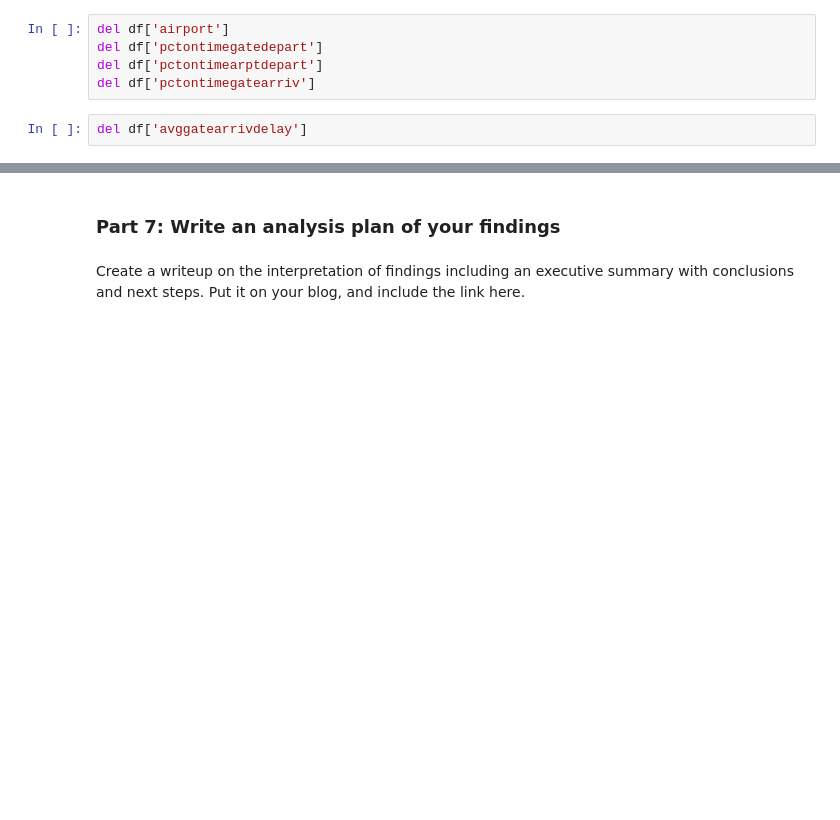
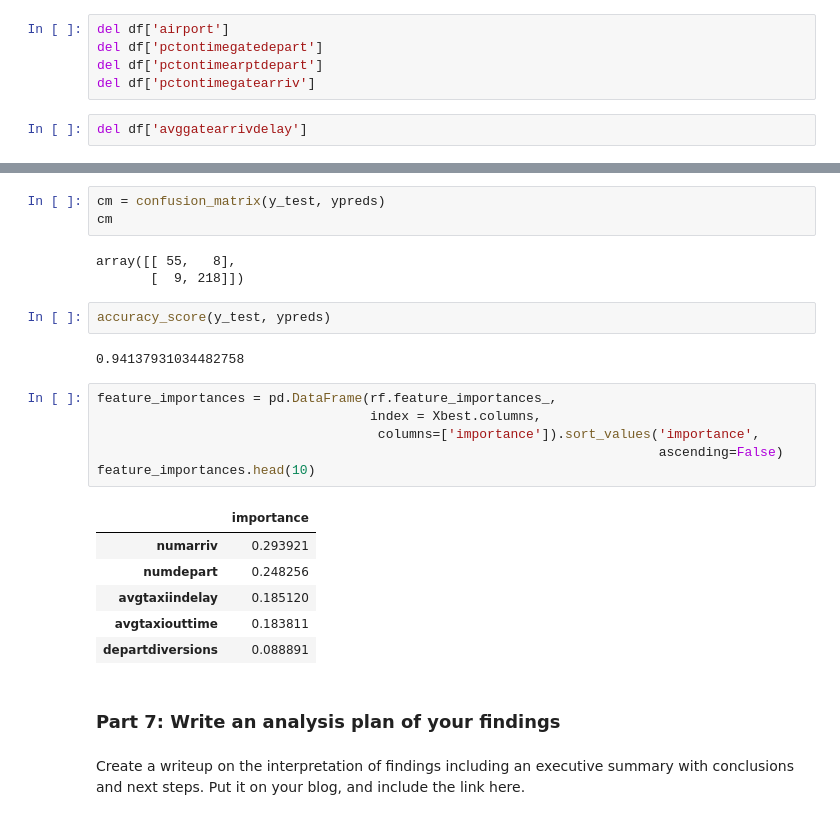
Before and after one commit to tptirrell/DSI-Projects, a Jupyter notebook: Project7.ipynb, the cells around one changed output, grey strips where cells are left out. Saved outputs shown, nothing was run; the diff lists cells and outputs as text; blank space fills up the shorter version.

```diff
--- a/Project7.ipynb
+++ b/Project7.ipynb
@@ -659,3 +686,26 @@ array([[119,  18],
+# %%
+cm = confusion_matrix(y_test, ypreds)
+cm
+# %% [output]
+array([[ 55,   8],
+       [  9, 218]])
+# %%
+accuracy_score(y_test, ypreds)
+# %% [output]
+0.94137931034482758
+# %%
+feature_importances = pd.DataFrame(rf.feature_importances_,
+                                   index = Xbest.columns,
+                                    columns=['importance']).sort_values('importance',
+                                                                        ascending=False)
+feature_importances.head(10)
+# %% [output]
+|  | importance |
+| numarriv | 0.293921 |
+| numdepart | 0.248256 |
+| avgtaxiindelay | 0.185120 |
+| avgtaxiouttime | 0.183811 |
+| departdiversions | 0.088891 |
 # %% [markdown]
 ### Part 7: Write an analysis plan of your findings
 # %% [markdown]
```
Also changed, not shown: parts of 11 cells of this notebook.
